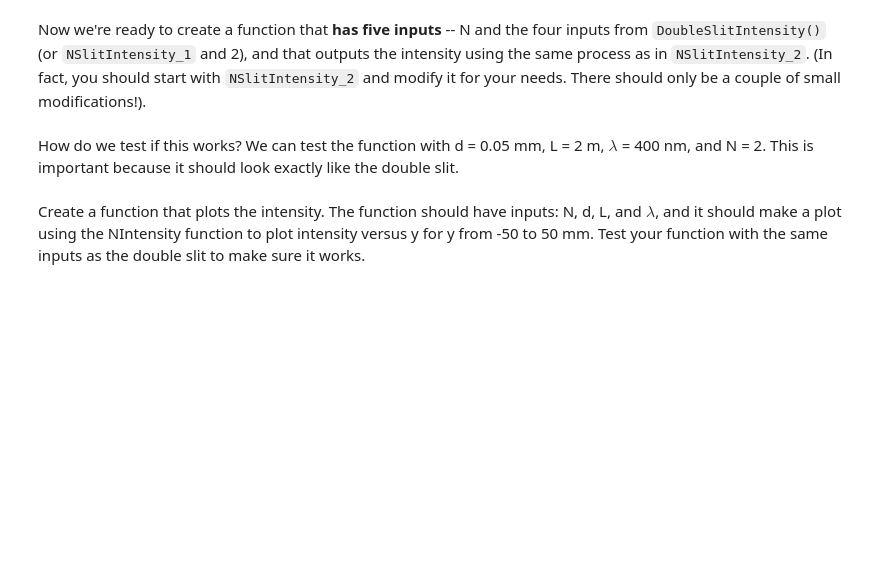
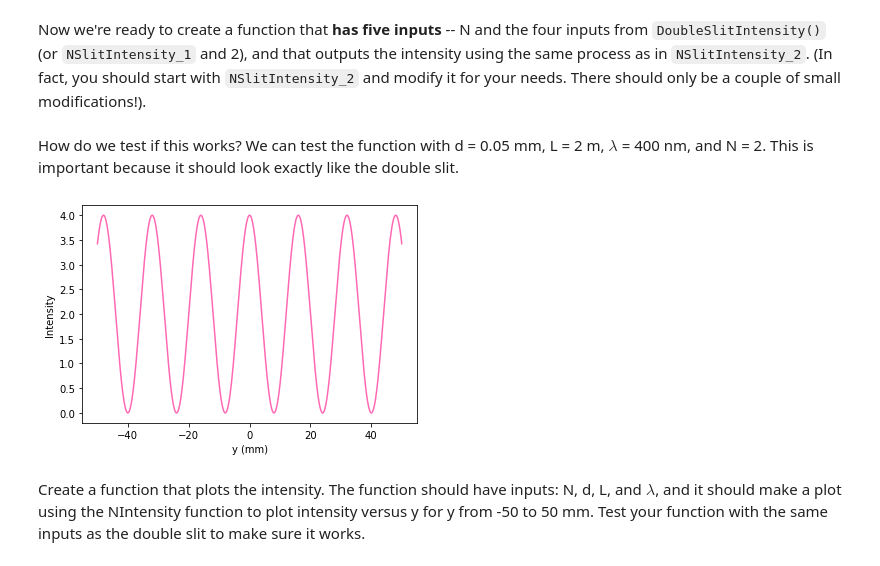
Before and after one commit to nuLABatUSD/IntroComputationLabs, a Jupyter notebook: Lab5_SP22.ipynb, the cells around one changed output. Saved outputs shown, nothing was run; the diff lists cells and outputs as text; code cells hidden in the pictures; blank space fills up the shorter version.

```diff
--- a/Lab5_SP22.ipynb
+++ b/Lab5_SP22.ipynb
@@ -114,14 +151,14 @@ $\displaystyle s_i = - \frac{d (N-1)}{2} + i d$, for $i = 0, 1, \ldots, N-1$.
 How do we know this is correct?  First, write a function that will create an array of these values.  In the function you will:
 - first, initialize an array, as we've done when creating the y-axis for plots.
 - next, use a ``for`` loop to set the individual elements of the array, using the formula above.
-# %%
-def make_slits(N,d_in_m):
-    slits =                 #<== Initialize an array
-
-    ##############
-    # Use a for loop to set the individual values of the slits array
-
-    return slits
+# %%
+def make_slits(N,d_in_m):
+    slits = np.zeros(N)
+
+    for i in range(len(slits)):
+        slits[i] =(-d_in_m*(N-1))/2 + i * d_in_m
+
+    return slits
 # %% [markdown]
 Test it out your function with d = 0.05 mm and N = 2, 3 and 4, and make sure the results make sense.
 # %%
@@ -130,6 +169,35 @@ print(make_slits( , 0.05 * 1e-3))
 # %% [markdown]
 Now we're ready to create a function that **has five inputs** -- N and the four inputs from ``DoubleSlitIntensity()`` (or ``NSlitIntensity_1`` and 2), and that outputs the intensity using the same process as in ``NSlitIntensity_2``.  (In fact, you should start with ``NSlitIntensity_2`` and modify it for your needs.  There should only be a couple of small modifications!).
+# %%
+def NSlitIntensity_3(N, y_in_mm, d_in_mm, L_in_m, lam_in_nm):
+    y_m, d_m, L_m, lam_m = convert_units(y_in_mm, d_in_mm, L_in_m, lam_in_nm)
+
+    slit_locations = make_slits(N, d_m)
+
+    total_wave = 0
+
+    for i in range(len(slit_locations)):
+        r_value = r(y_m, slit_locations[i], L_m)
+        total_wave = total_wave + ComplexWave(r_value, lam_m)
+
+
+
+    return (np.abs(total_wave))**2
 # %% [markdown]
 How do we test if this works?  We can test the function with d = 0.05 mm, L = 2 m, $\lambda$ = 400 nm, and N = 2.  This is important because it should look exactly like the double slit.
+# %%
+y = np.linspace(-50,50,1000)
+intensity = np.zeros(len(y))
+
+for i in range(len(intensity)):
+    intensity[i] = NSlitIntensity_3(2, y[i],  .05, 2, 400)
+
+plt.figure()
+plt.plot(y, intensity, color= "hotpink")
+plt.ylabel("Intensity")
+plt.xlabel("y (mm)")
+plt.show()
+# %% [output]
+[figure, added]
 # %% [markdown]
 Create a function that plots the intensity.  The function should have inputs: N, d, L, and $\lambda$, and it should make a plot using the NIntensity function to plot intensity versus y for y from -50 to 50 mm.  Test your function with the same inputs as the double slit to make sure it works.
```
Also changed, not shown: parts of 9 cells of this notebook.
